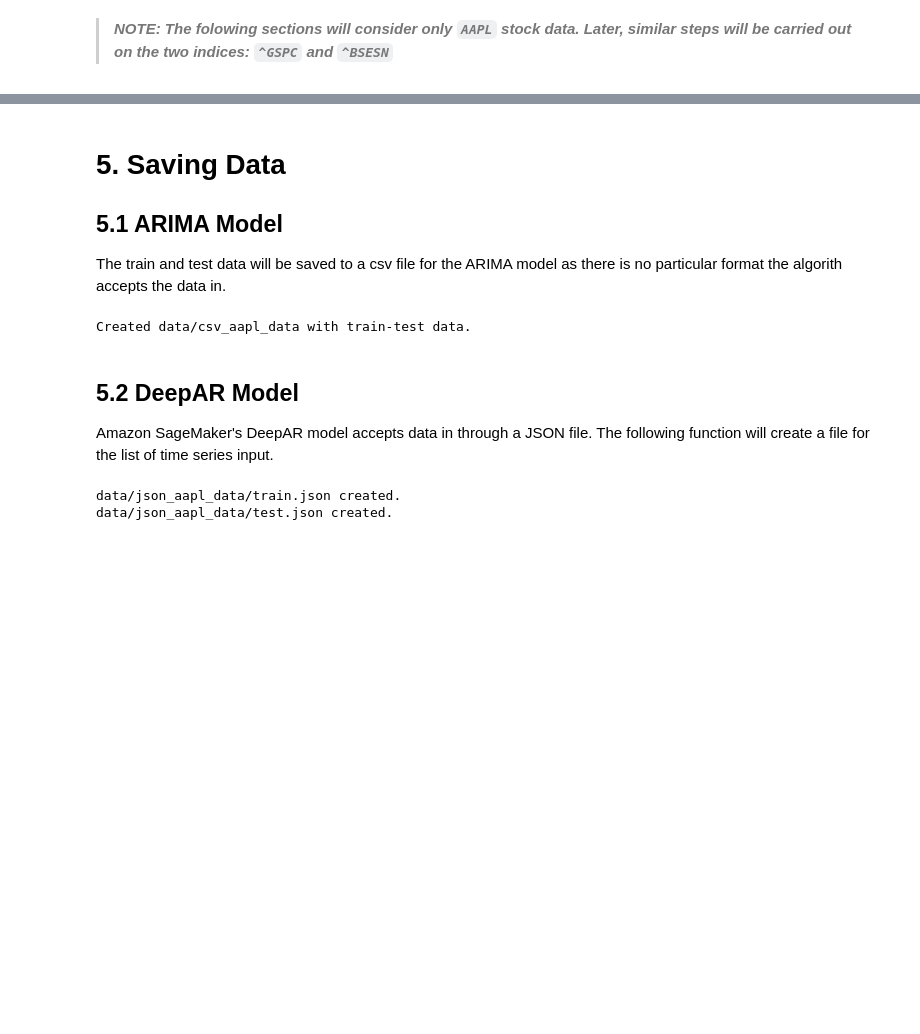
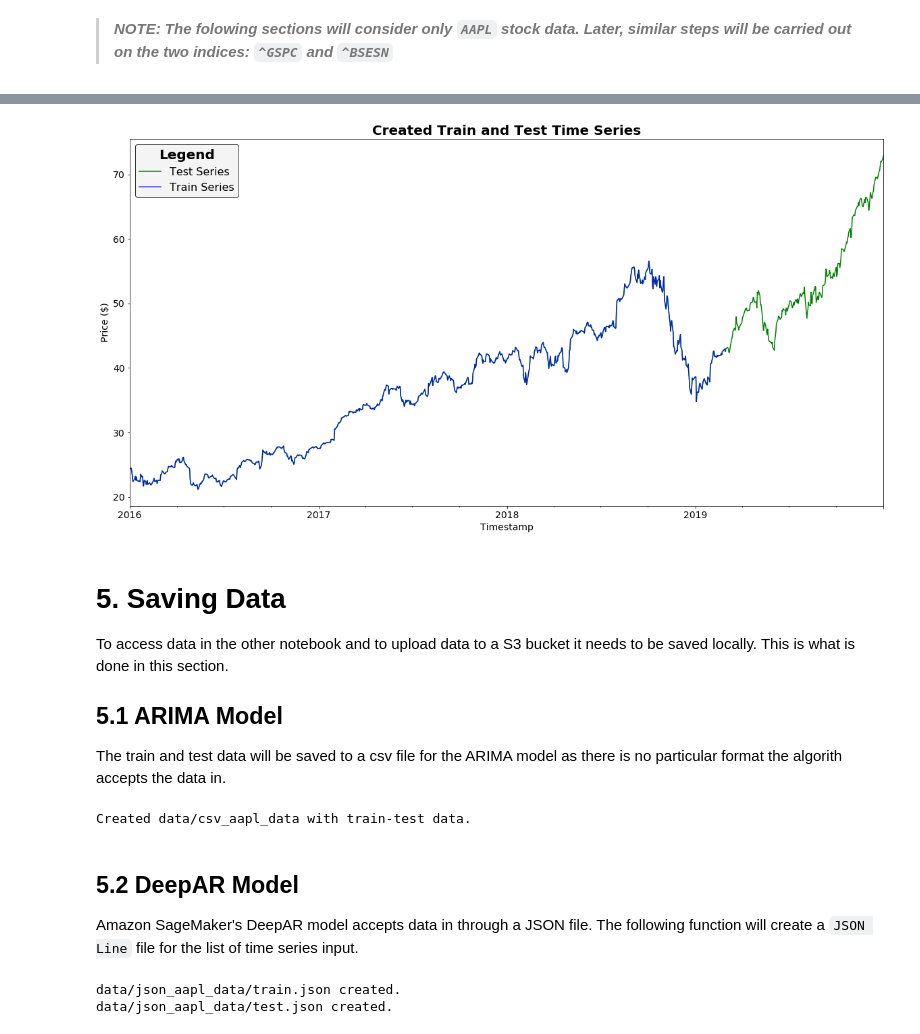
Before and after one commit to radroid/stock-price-predictor, a Jupyter notebook: 2_Data_Preparation.ipynb, the cells around one changed output, grey strips where cells are left out. Saved outputs shown, nothing was run; the diff lists cells and outputs as text; code cells hidden in the pictures; blank space fills up the shorter version.

Commit message:
Update Notebooks
- Correct grammar and improve flow.

```diff
--- a/2_Data_Preparation.ipynb
+++ b/2_Data_Preparation.ipynb
@@ -243,6 +308,11 @@ Number of series updated: 6
+# %%
+plot_train_test_data(train_ts_list[-1], ts_list[-1])
+# %% [output]
+[figure, added]
 # %% [markdown]
 <a id="save-in-json-format"></a>
 # 5. Saving Data
+To access data in the other notebook and to upload data to a S3 bucket it needs to be saved locally. This is what is done in this section.
 
 <a id="save-arima-model"></a>
 ## 5.1 ARIMA Model
@@ -262,7 +332,7 @@ Created data/csv_aapl_data with train-test data.
 # %% [markdown]
 <a id="save-deepar-model"></a>
 ## 5.2 DeepAR Model
-Amazon SageMaker's DeepAR model accepts data in through a JSON file. The following function will create a file for the list of time series input.
+Amazon SageMaker's DeepAR model accepts data in through a JSON file. The following function will create a `JSON Line` file for the list of time series input.
 # %%
 def save_series_to_json(time_series_list: list,
                         filename: str,
```
Also changed, not shown: parts of 21 cells of this notebook, 2 other files.
